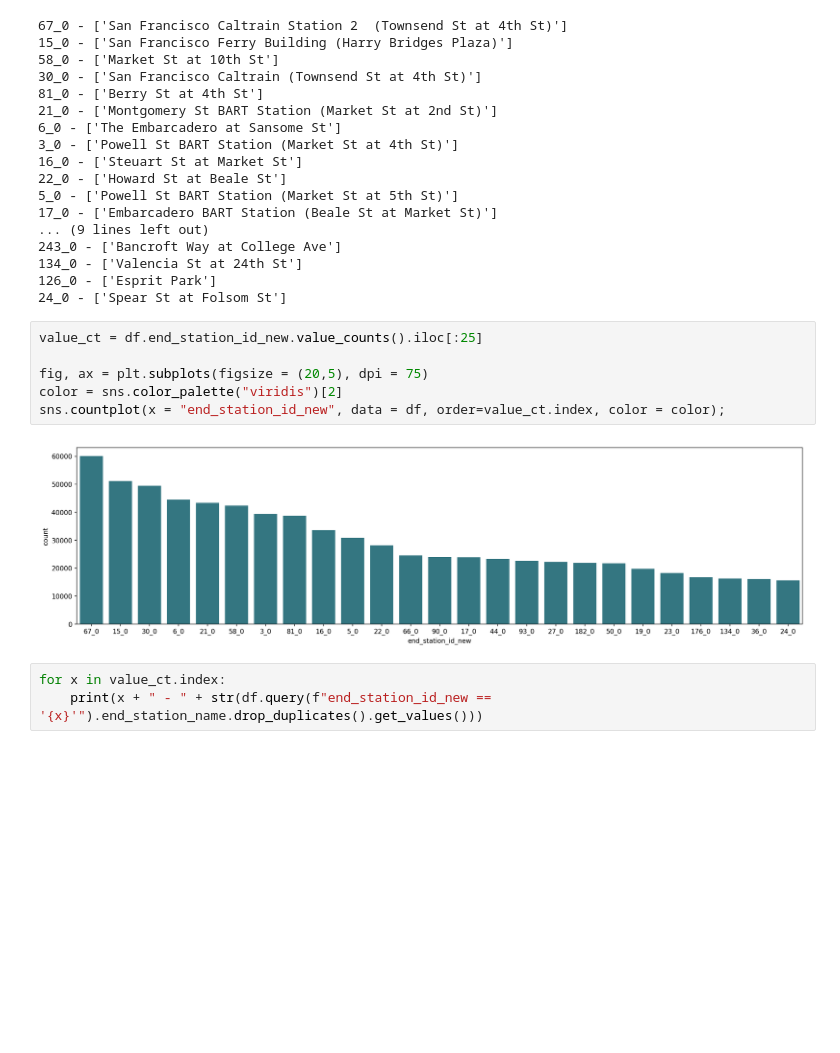
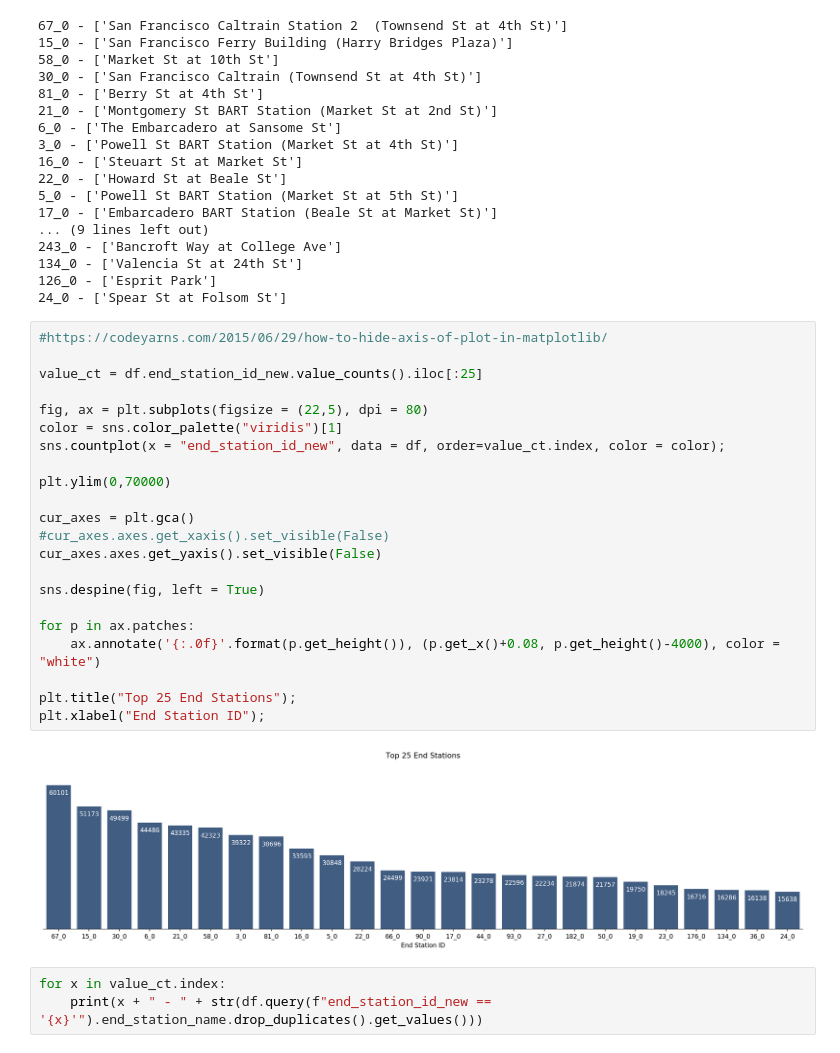
Before and after one commit to chrislicodes/udacity-data-analyst-nanodegree, a Jupyter notebook: P4-Communicate-Data-Findings/Communicate Data Findings.ipynb, the cells around one changed output. Drawn from its saved outputs; the diff is of its cells as text; blank space fills up the shorter version.

```diff
--- a/P4-Communicate-Data-Findings/Communicate Data Findings.ipynb
+++ b/P4-Communicate-Data-Findings/Communicate Data Findings.ipynb
@@ -890,14 +906,30 @@ for x in value_ct.index:
 134_0 - ['Valencia St at 24th St']
 126_0 - ['Esprit Park']
 24_0 - ['Spear St at Folsom St']
-# %%
-value_ct = df.end_station_id_new.value_counts().iloc[:25]
-
-fig, ax = plt.subplots(figsize = (20,5), dpi = 75)
-color = sns.color_palette("viridis")[2]
-sns.countplot(x = "end_station_id_new", data = df, order=value_ct.index, color = color);
-# %% [output]
-[figure, removed]
+# %%
+#https://codeyarns.com/2015/06/29/how-to-hide-axis-of-plot-in-matplotlib/
+
+value_ct = df.end_station_id_new.value_counts().iloc[:25]
+
+fig, ax = plt.subplots(figsize = (22,5), dpi = 80)
+color = sns.color_palette("viridis")[1]
+sns.countplot(x = "end_station_id_new", data = df, order=value_ct.index, color = color);
+
+plt.ylim(0,70000)
+
+cur_axes = plt.gca()
+#cur_axes.axes.get_xaxis().set_visible(False)
+cur_axes.axes.get_yaxis().set_visible(False)
+
+sns.despine(fig, left = True)
+
+for p in ax.patches:
+    ax.annotate('{:.0f}'.format(p.get_height()), (p.get_x()+0.08, p.get_height()-4000), color = "white")
+
+plt.title("Top 25 End Stations");
+plt.xlabel("End Station ID");
+# %% [output]
+[figure, added]
 # %%
 for x in value_ct.index:
     print(x + " - " + str(df.query(f"end_station_id_new == '{x}'").end_station_name.drop_duplicates().get_values()))
```
Also changed, not shown: parts of 26 cells of this notebook.
